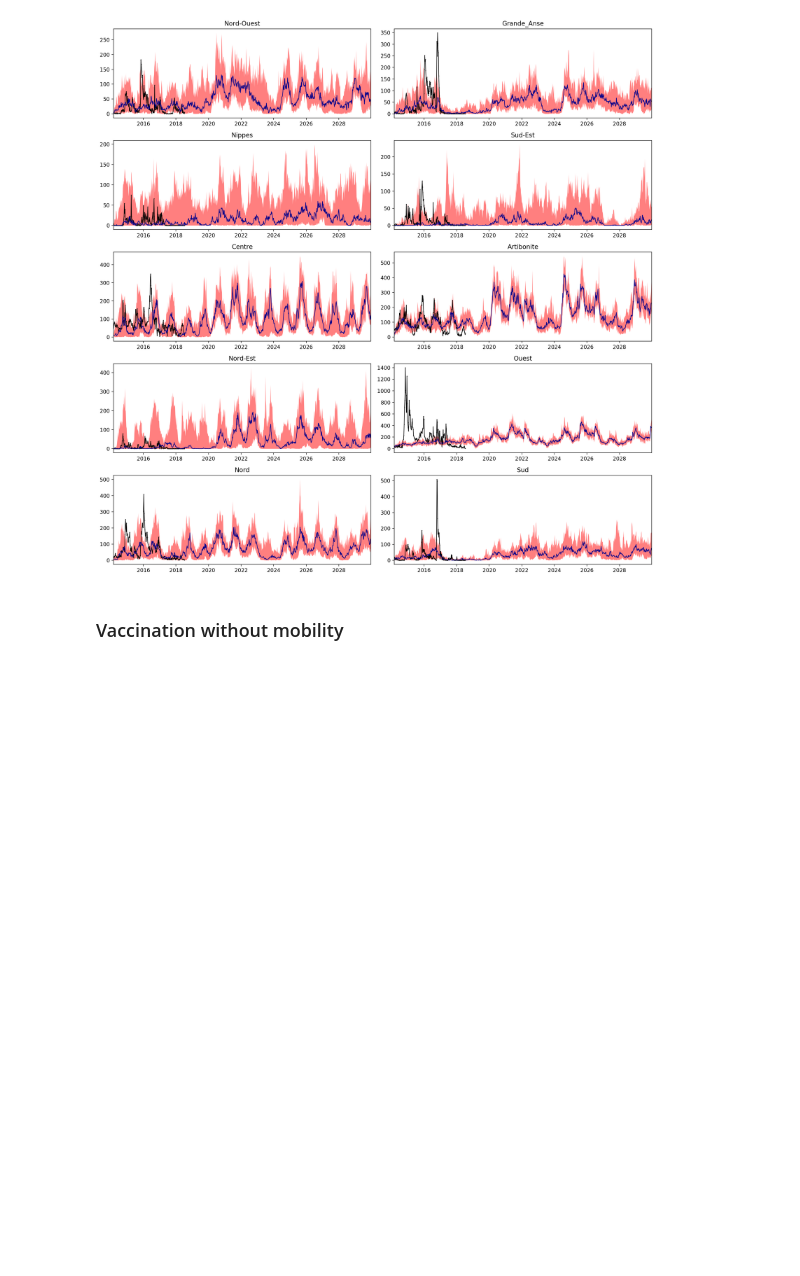
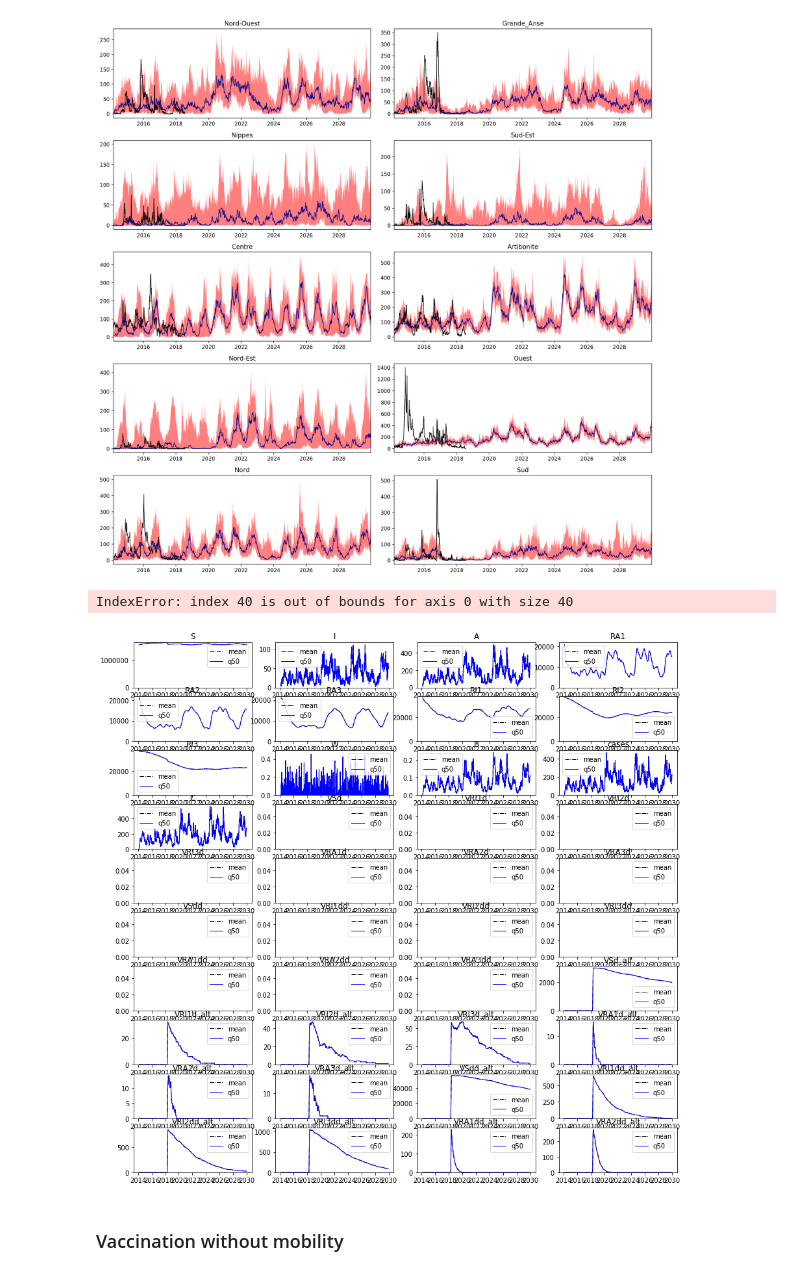
Before and after one commit to jcblemai/haiti-mass-ocv-campaign, a Jupyter notebook: forecast.ipynb, the cells around one changed output. Saved outputs shown, nothing was run; the diff lists cells and outputs as text; code cells hidden in the pictures; blank space fills up the shorter version.

```diff
--- a/forecast.ipynb
+++ b/forecast.ipynb
@@ -68,7 +68,7 @@ rain_prj = project_rain(rainfall, t_for)
 rain = pd.concat((rainfall, rain_prj))
 rain.to_csv('haiti-data/proj/rainfall.csv', index_label = 'date')
 # %%
-nsim = 10
+nsim = 1
 run_lvl = 4
 # %% [markdown]
 ### Extracting best performing parameters
@@ -83,8 +83,8 @@ covar_init.to_csv('covar_mob.csv', index_label='date')
 
 all_data = {}
 #all_params = {}
-for i, dp in enumerate(dept_avail):
-#for i, dp in enumerate(['Artibonite', 'Nord-Est', 'Ouest']):
+#for i, dp in enumerate(dept_avail):
+for i, dp in enumerate(['Artibonite']):
 
     dept_data = {}
     robjects.r('departement <- "' + dp + '"')
@@ -196,18 +214,21 @@ fig.tight_layout()
 import seaborn as sns
 sns.pairplot(params_disp, markers = '.')
 # %%
-dp = 'Sud'
+dp = 'ArithmeticError'
 fig, axes = plt.subplots((len(compartments))//4, 4, figsize=(15,15), squeeze = True);
 axes = axes.flatten();
 for i, comp in enumerate(compartments):
     axes[i].fill_between(all_data[dp][comp]['q05'].index, all_data[dp][comp]['q05'], all_data[dp][comp]['q95'], alpha = .5, color = 'red', linewidth = 0)
     axes[i].plot(all_data[dp][comp]['mean'], linewidth=1, alpha = 1,linestyle='-.', color = 'black')
     axes[i].plot(all_data[dp][comp]['q50'], alpha = 1,linestyle='-', linewidth = 1, color = 'blue')
     axes[i].set_title(comp)
     axes[i].legend()
     axes[i].set_ylim(0)
 
 fig.tight_layout()
+# %% [output]
+IndexError: index 40 is out of bounds for axis 0 with size 40
+[figure, added]
 # %%
 class VaccinationScenario():
 
```
Also changed, not shown: parts of 3 cells of this notebook.
